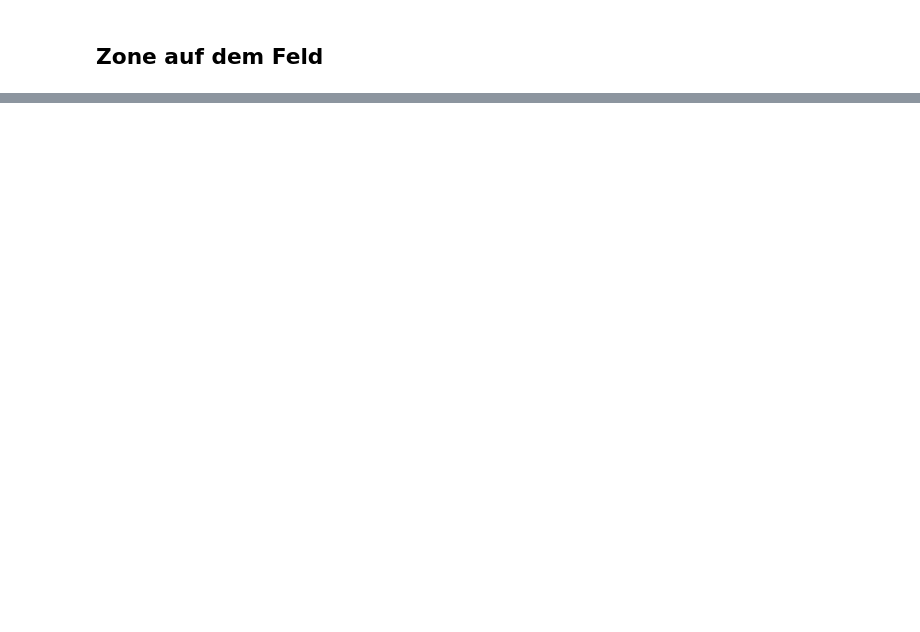
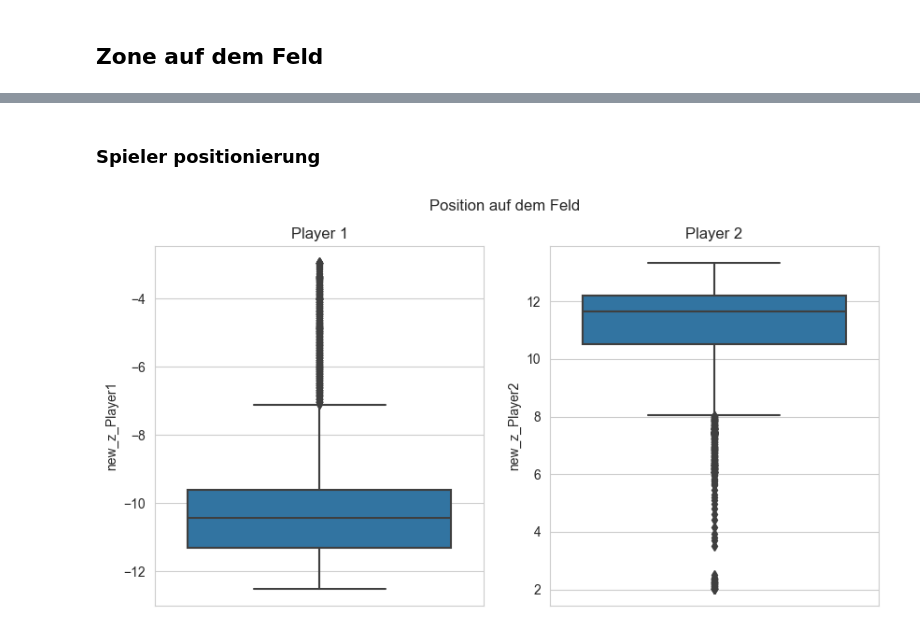
Before and after one commit to fhnw-ds/fhnw-cda2-tennis-analysis, a Jupyter notebook: field_analysis/eda_baden.ipynb, the cells around one changed output, grey strips where cells are left out. Cells and saved outputs as stored; diff of their text form; code cells hidden in the pictures; blank space fills up the shorter version.

```diff
--- a/field_analysis/eda_baden.ipynb
+++ b/field_analysis/eda_baden.ipynb
@@ -566,0 +539,14 @@ plt.show()
+# %% [markdown]
+### Spieler positionierung
+# %%
+plt.figure(figsize=(10, 5))
+plt.suptitle("Position auf dem Feld", fontsize=12)
+plt.subplot(121)
+plt.title("Player 1")
+sns.boxplot(df, y="new_z_Player1")
+plt.subplot(122)
+plt.title("Player 2")
+sns.boxplot(df, y="new_z_Player2")
+plt.show()
+# %% [output]
+[figure, added]
```
Also changed, not shown: parts of 22 cells of this notebook.
